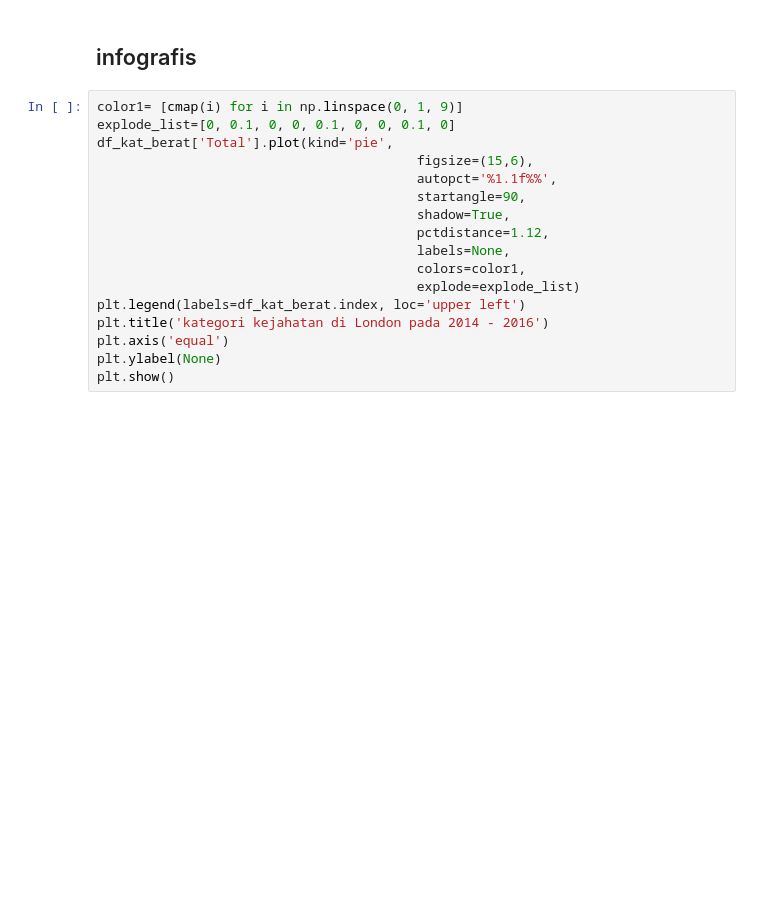
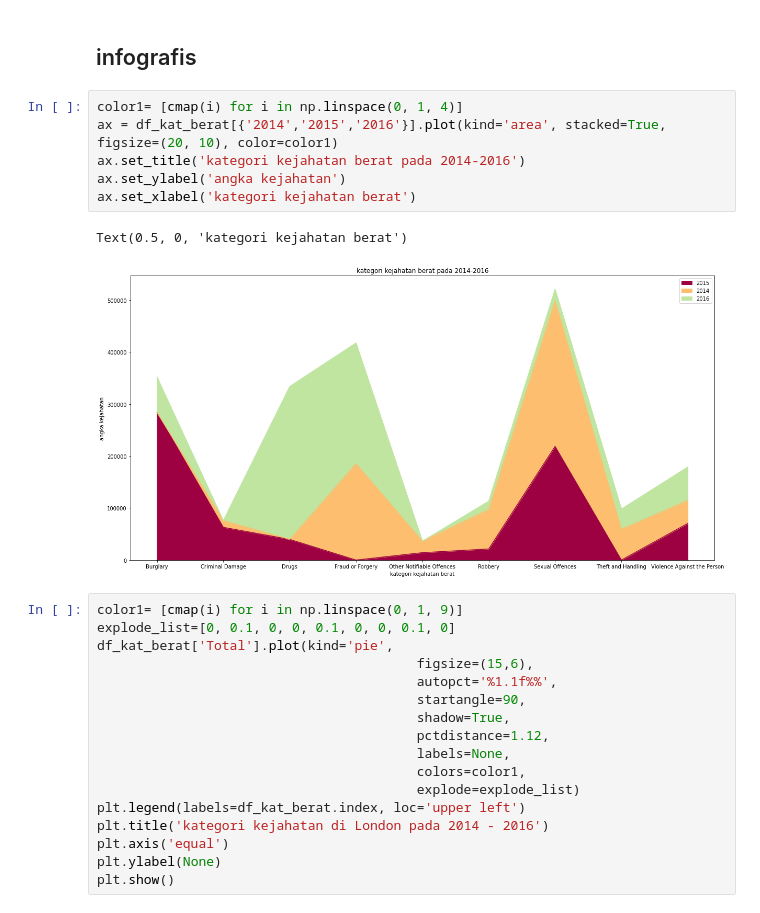
Before and after one commit to ainajefelina/Studi-Independen, a Jupyter notebook: Assignment 1/Percobaan 3/bismillah.ipynb, the cells around one changed output. Cells and saved outputs as stored; diff of their text form; blank space fills up the shorter version.

```diff
--- a/Assignment 1/Percobaan 3/bismillah.ipynb
+++ b/Assignment 1/Percobaan 3/bismillah.ipynb
@@ -204,6 +204,15 @@ df_kat_berat
 | Violence Against the Person | 44435 | 70489 | 64071 | 178995 |
 # %% [markdown]
 ## infografis
+# %%
+color1= [cmap(i) for i in np.linspace(0, 1, 4)]
+ax = df_kat_berat[{'2014','2015','2016'}].plot(kind='area', stacked=True, figsize=(20, 10), color=color1)
+ax.set_title('kategori kejahatan berat pada 2014-2016')
+ax.set_ylabel('angka kejahatan')
+ax.set_xlabel('kategori kejahatan berat')
+# %% [output]
+Text(0.5, 0, 'kategori kejahatan berat')
+[figure, added]
 # %%
 color1= [cmap(i) for i in np.linspace(0, 1, 9)]
 explode_list=[0, 0.1, 0, 0, 0.1, 0, 0, 0.1, 0]
```
Also changed, not shown: parts of 14 cells of this notebook.
